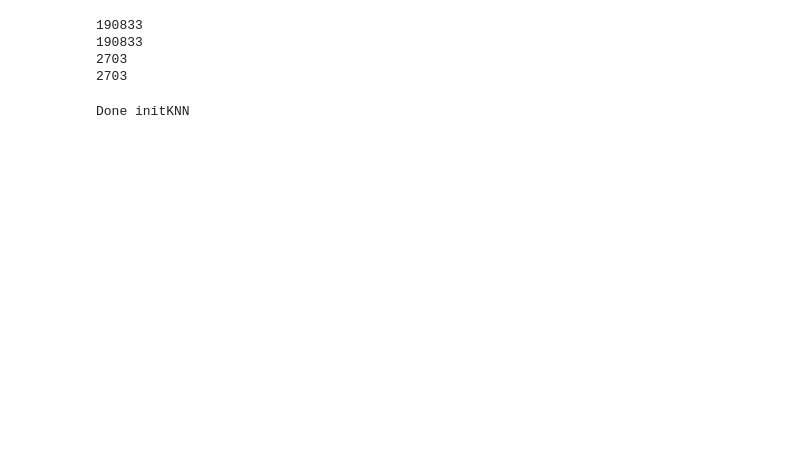
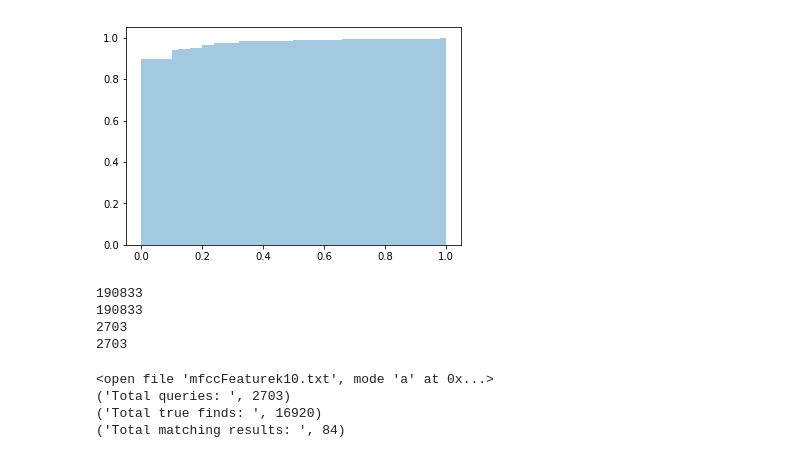
Before and after one commit to divya-pitta/spokenkeywordsearch, a Jupyter notebook: GroundTruth/KNN-MFCC.ipynb, the cells around one changed output. Saved outputs shown, nothing was run; the diff lists cells and outputs as text; code cells hidden in the pictures; blank space fills up the shorter version.

```diff
--- a/GroundTruth/KNN-MFCC.ipynb
+++ b/GroundTruth/KNN-MFCC.ipynb
@@ -206,3 +256,10 @@ resultchecker.compareResults(nnindices, nndistances, audioPosnDict, queryPosnDic
+# %%
+try:
+    sns.distplot(recallList, hist_kws=dict(cumulative=True), kde_kws=dict(cumulative=True))
+except ImportError:
+    doNothing = 0
+# %% [output]
+[figure, added]
 # %%
 # Using Encoding features
 knnEncObj = knn_mfcc("encoding", 10, 30)
@@ -219,12 +276,16 @@ print(len(queryPosnDict))
 2703
 # %%
 # Using Encoding features
-knnEncObj.initKNN(10, "ball_tree", audioEncFeatures)
-print("Done initKNN")
-nnEncDistances, nnEncIndices = knnEncObj.searchForQuery(queryEncFeatures)
-print(len(nndistances))
-print("Done finding nearest neighbors")
+# k = 10
+# knnEncObj.initKNN(k, "ball_tree", audioEncFeatures)
+# print("Done initKNN")
+# nnEncDistances, nnEncIndices = knnEncObj.searchForQuery(queryEncFeatures)
+# print(len(nndistances))
+# print("Done finding nearest neighbors")
 resultchecker = indexer()
-resultchecker.compareResults(nnEncIndices, nnEncDistances, audioEncPosnDict, queryEncPosnDict, 'mfccFeaturek10.txt', 10)
+precisionList, recallList = resultchecker.compareResults(nnEncIndices, nnEncDistances, audioEncPosnDict, queryEncPosnDict, 'mfccFeaturek10.txt', k)
 # %% [output]
-Done initKNN
+<open file 'mfccFeaturek10.txt', mode 'a' at 0x...>
+('Total queries: ', 2703)
+('Total true finds: ', 16920)
+('Total matching results: ', 84)
```
Also changed, not shown: parts of 21 cells of this notebook.
